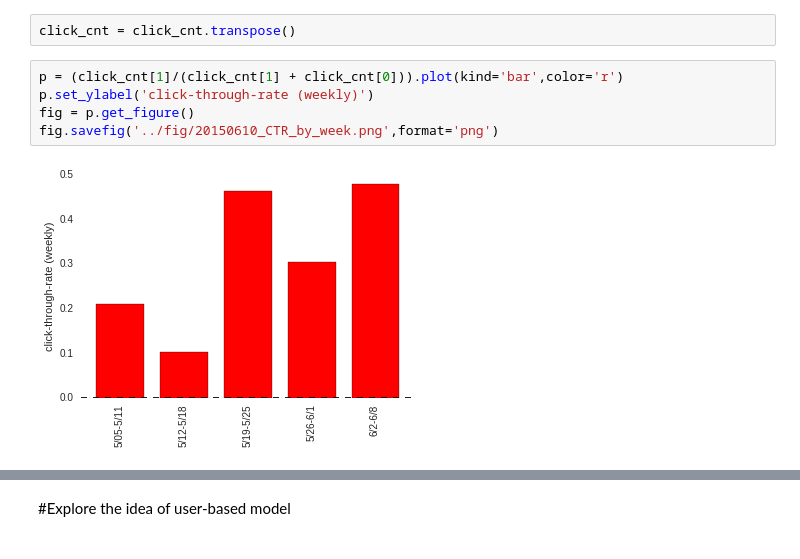
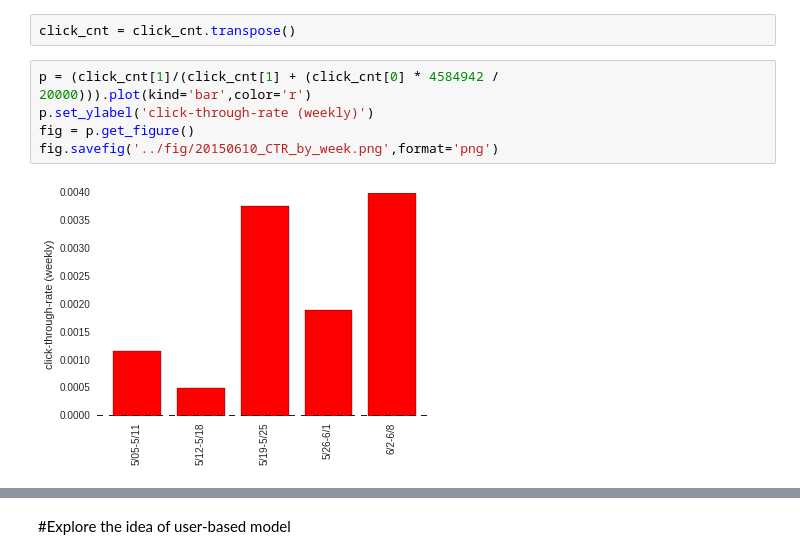
Before and after one commit to hellowendy/Insight_Data_Science, a Jupyter notebook: notebook/Zenit_data_explotary.ipynb, the cells around one changed output, grey strips where cells are left out. Drawn from its saved outputs; the diff is of its cells as text.

```diff
--- a/notebook/Zenit_data_explotary.ipynb
+++ b/notebook/Zenit_data_explotary.ipynb
@@ -1053,9 +1098,9 @@ click_cnt = pd.DataFrame({'5/05-5/11': data1.loc[data1['created_at'].apply(lambd
 # %%
 click_cnt = click_cnt.transpose()
 # %%
-p = (click_cnt[1]/(click_cnt[1] + click_cnt[0])).plot(kind='bar',color='r')
+p = (click_cnt[1]/(click_cnt[1] + (click_cnt[0] * 4584942 / 20000))).plot(kind='bar',color='r')
 p.set_ylabel('click-through-rate (weekly)')
 fig = p.get_figure()
 fig.savefig('../fig/20150610_CTR_by_week.png',format='png')
 # %% [output]
-[figure, old version]
+[figure, new version]
```
Also changed, not shown: parts of 56 cells of this notebook.
